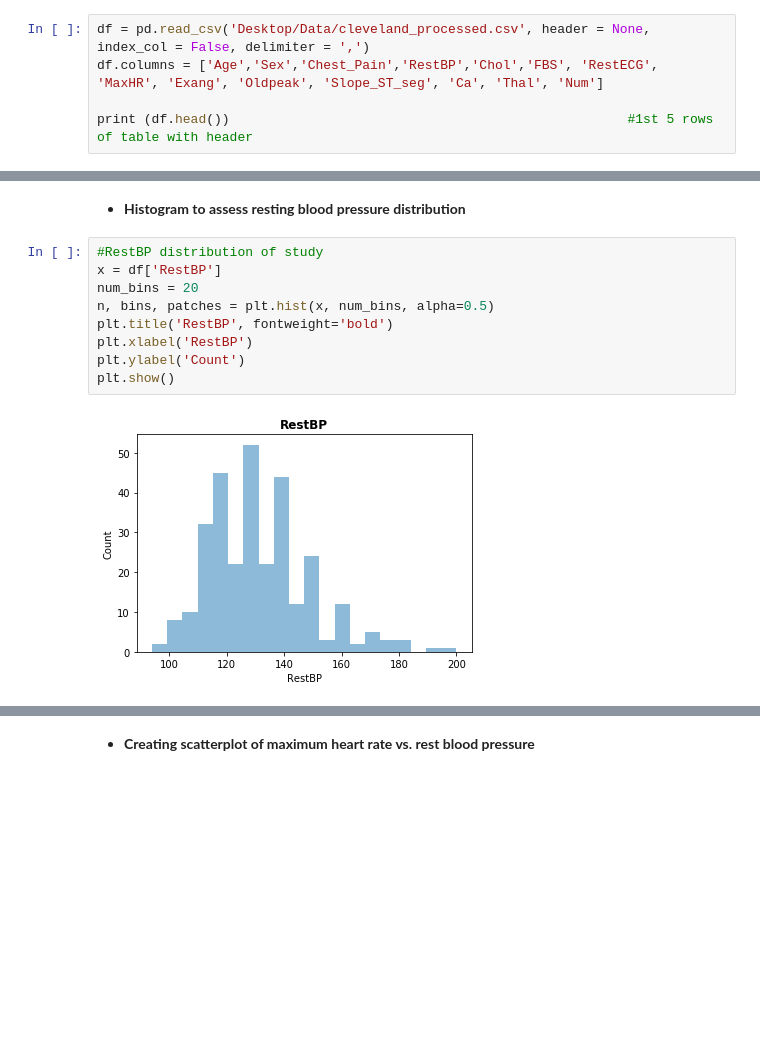
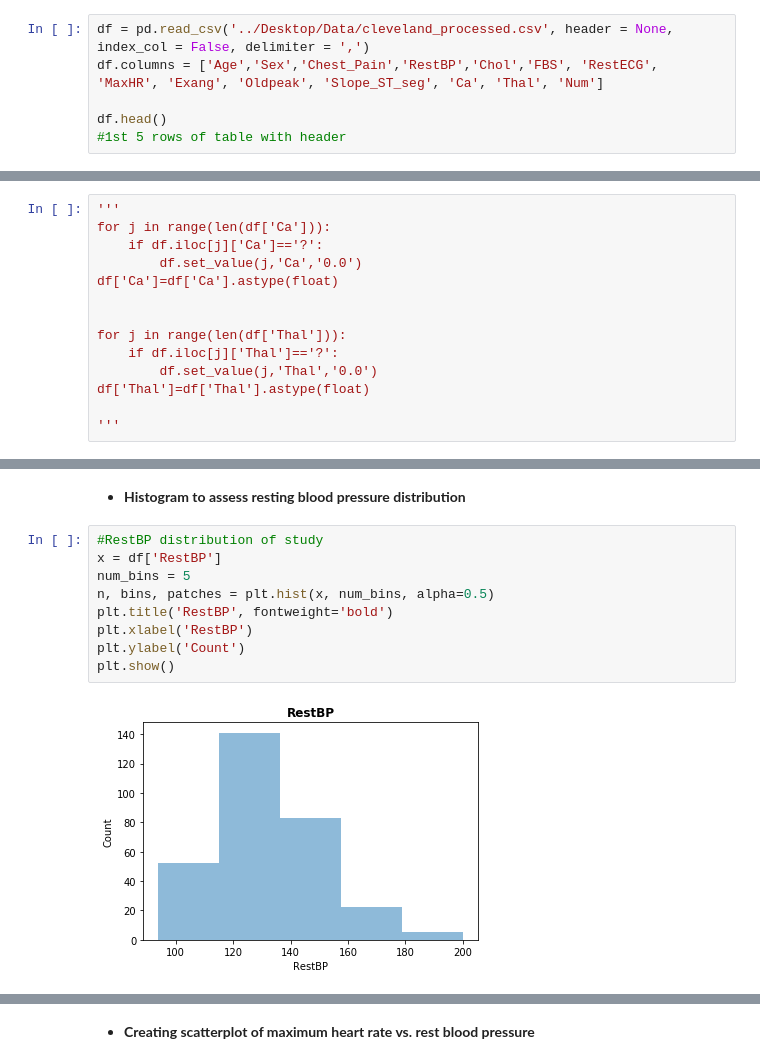
Before and after one commit to msaadah/Data-Analysis-Notebook, a Jupyter notebook: HeartDiseaseSet1CSV.ipynb, the cells around one changed output, grey strips where cells are left out. Saved outputs shown, nothing was run; the diff lists cells and outputs as text; blank space fills up the shorter version.

```diff
--- a/HeartDiseaseSet1.ipynb
+++ b/HeartDiseaseSet1CSV.ipynb
@@ -18,8 +19,9 @@ import seaborn as sns
 # %% [markdown]
 **Use pandas to get where file is saved from computer (may need to include delimiter to separate data into columns). Add headers to label columns of dataframe.**
 # %%
-df = pd.read_csv('Desktop/Data/cleveland_processed.csv', header = None, index_col = False, delimiter = ',')
+df = pd.read_csv('../Desktop/Data/cleveland_processed.csv', header = None, index_col = False, delimiter = ',')
 df.columns = ['Age','Sex','Chest_Pain','RestBP','Chol','FBS', 'RestECG', 'MaxHR', 'Exang', 'Oldpeak', 'Slope_ST_seg', 'Ca', 'Thal', 'Num']
 
-print (df.head())                                                   #1st 5 rows of table with header
+df.head()
+#1st 5 rows of table with header
 # %% [output]
@@ -64,0 +38,14 @@ max      2.000000  202.000000    1.000000    6.200000    3.000000    4.000000
+# %%
+'''
+for j in range(len(df['Ca'])):
+    if df.iloc[j]['Ca']=='?':
+        df.set_value(j,'Ca','0.0')
+df['Ca']=df['Ca'].astype(float)
+
+
+for j in range(len(df['Thal'])):
+    if df.iloc[j]['Thal']=='?':
+        df.set_value(j,'Thal','0.0')
+df['Thal']=df['Thal'].astype(float)
+
+'''
@@ -285,14 +299,14 @@ for i in range(5):
 # %%
 #RestBP distribution of study
 x = df['RestBP']
-num_bins = 20
+num_bins = 5
 n, bins, patches = plt.hist(x, num_bins, alpha=0.5)
 plt.title('RestBP', fontweight='bold')
 plt.xlabel('RestBP')
 plt.ylabel('Count')
 plt.show()
 # %% [output]
-[figure, old version]
+[figure, new version]
 # %%
 #normalize distribution -- random
 age_hist = np.random.normal(size = 1000)
```
Also changed, not shown: parts of 13 cells of this notebook, 13 other files.
